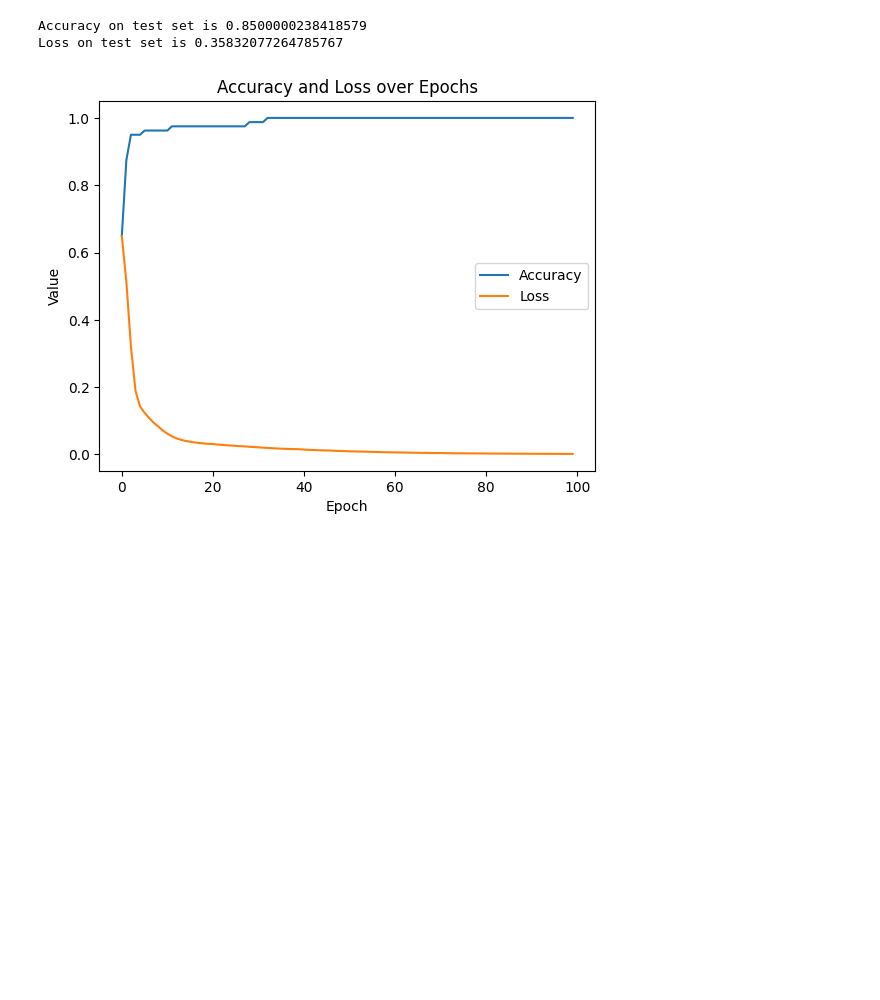
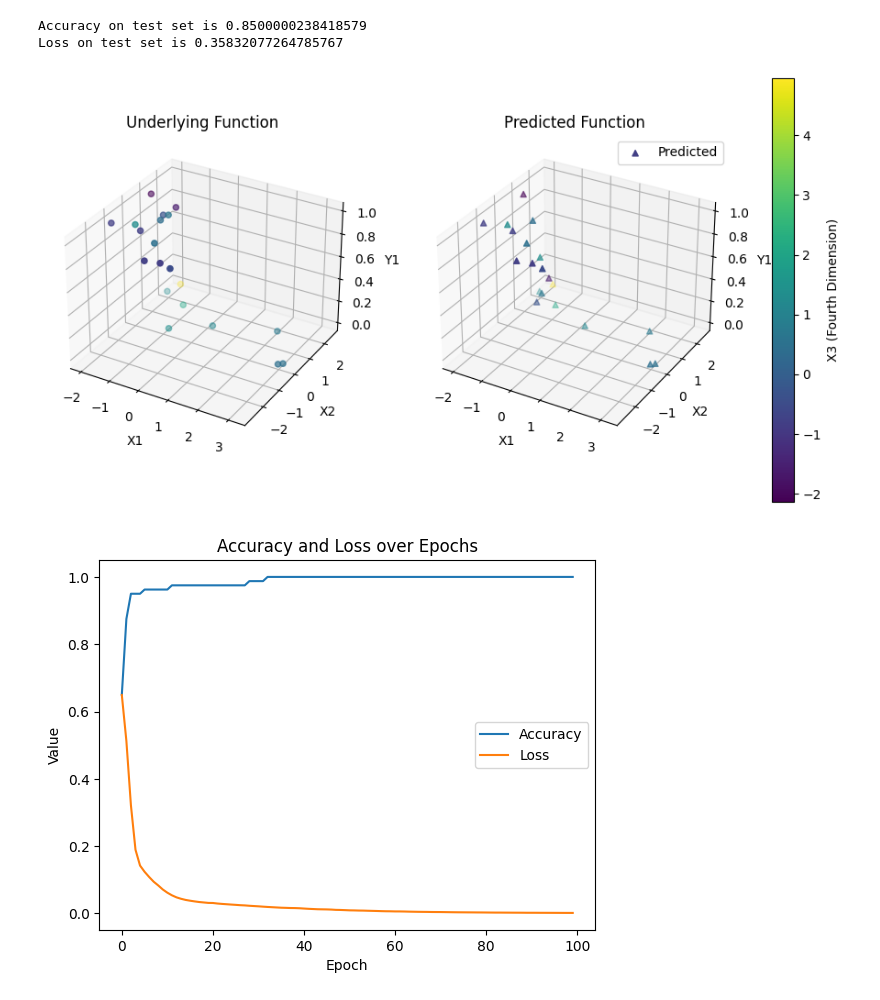
Before and after one commit to neel26desai/basic_neural_networks, a Jupyter notebook: neural_network_with_pytorch.ipynb, the cells around one changed output. Saved outputs shown, nothing was run; the diff lists cells and outputs as text; code cells hidden in the pictures; blank space fills up the shorter version.

```diff
--- a/neural_network_with_pytorch.ipynb
+++ b/neural_network_with_pytorch.ipynb
@@ -537,6 +537,10 @@ print(f"Loss on test set is {loss.item()}")
 # %% [output]
 Accuracy on test set is 0.8500000238418579
 Loss on test set is 0.35832077264785767
+# %%
+plot_function_and_predictions_4d(X_test, y_test, y_pred, output_dim=0)
+# %% [output]
+[figure, added]
 # %%
 #plotting the accuracy an loss over epochs
 plt.plot(accuraries, label='Accuracy')
```
Also changed, not shown: parts of 1 cell of this notebook.
